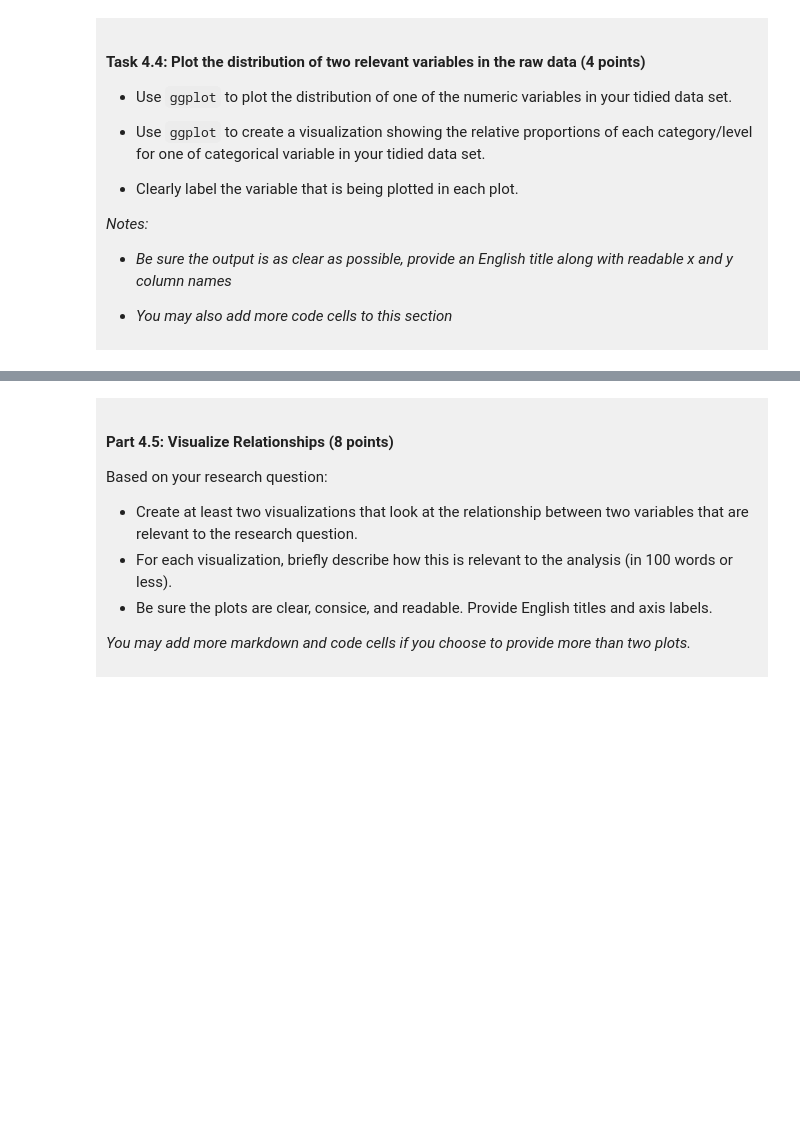
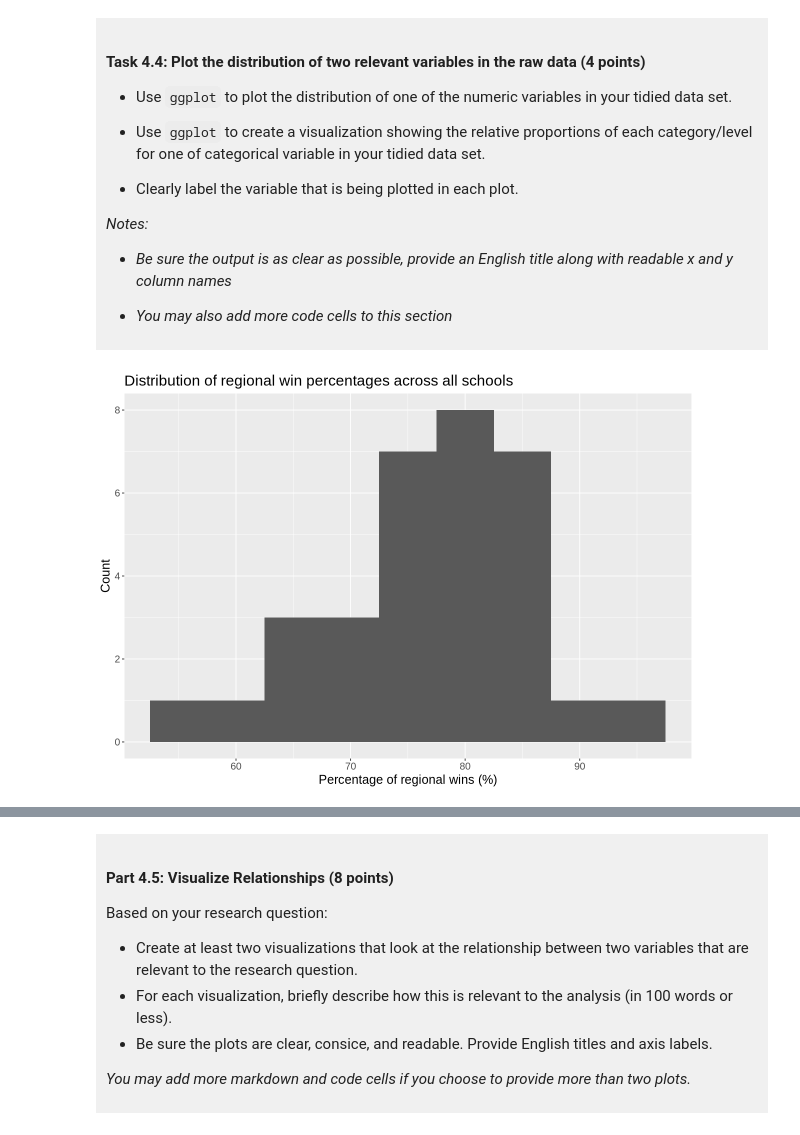
Before and after one commit to cliomilwright-sys/dsci-100-project-clio-milwright, a Jupyter notebook: dsci-100-project-notebook.ipynb, the cells around one changed output, grey strips where cells are left out. Saved outputs shown, nothing was run; the diff lists cells and outputs as text; code cells hidden in the pictures; blank space fills up the shorter version.

```diff
--- a/dsci-100-project-notebook.ipynb
+++ b/dsci-100-project-notebook.ipynb
@@ -315,5 +343,17 @@ A tibble: 1 × 12
 
 </div>
 # %%
-### EDIT THIS CODE CELL FOR PLOT 1 ###
+options(repr.plot.width = 10, repr.plot.length = 10)
+
+basketball_hist <- basketball_clean |>
+ggplot(aes(x = reg_wins_pct)) +
+       geom_histogram(position = "identity", binwidth = 5)+
+labs(x = "Percentage of regional wins (%)",
+       y = "Count") +
+ggtitle("Distribution of regional win percentages across all schools") +
+  theme(text = element_text(size = 15))
+
+basketball_hist
+# %% [output]
+[figure, added]
 # %%
```
Also changed, not shown: parts of 10 cells of this notebook.
